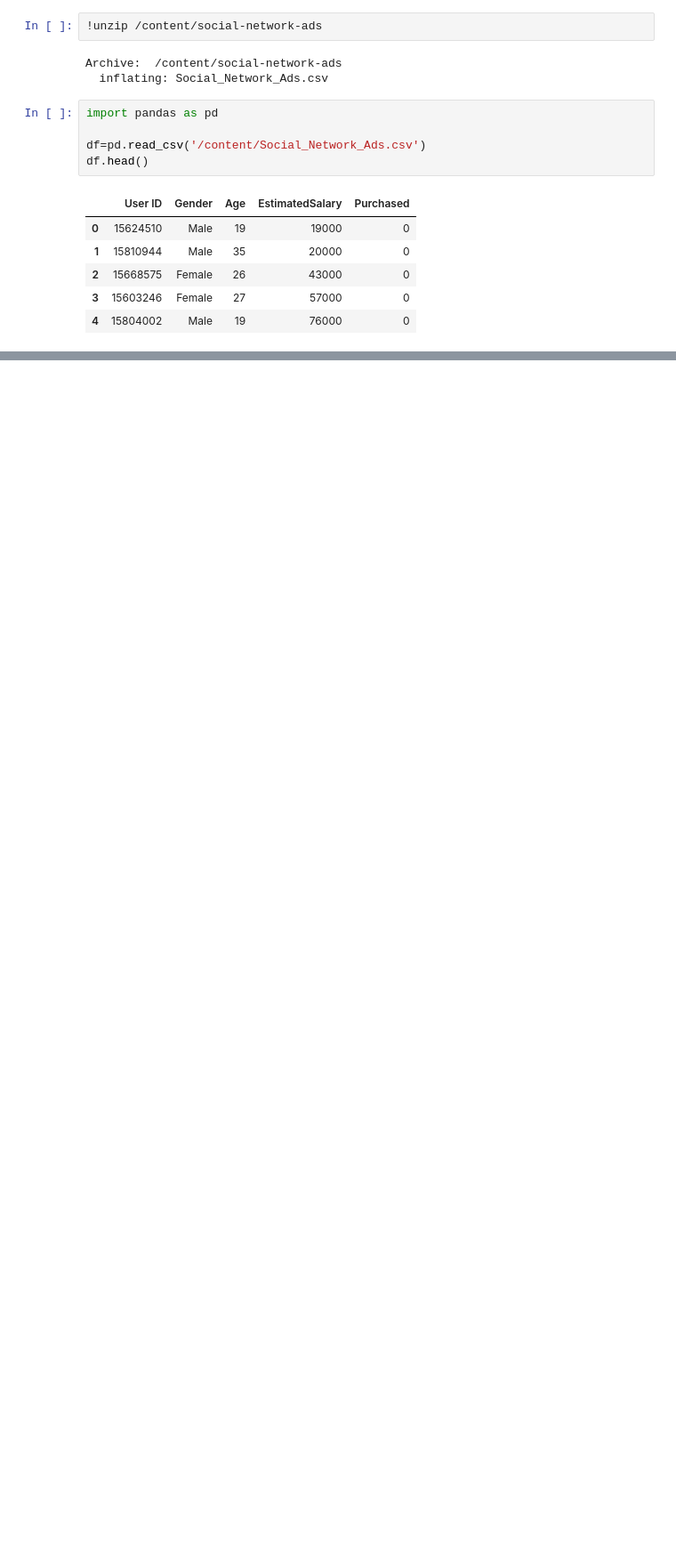
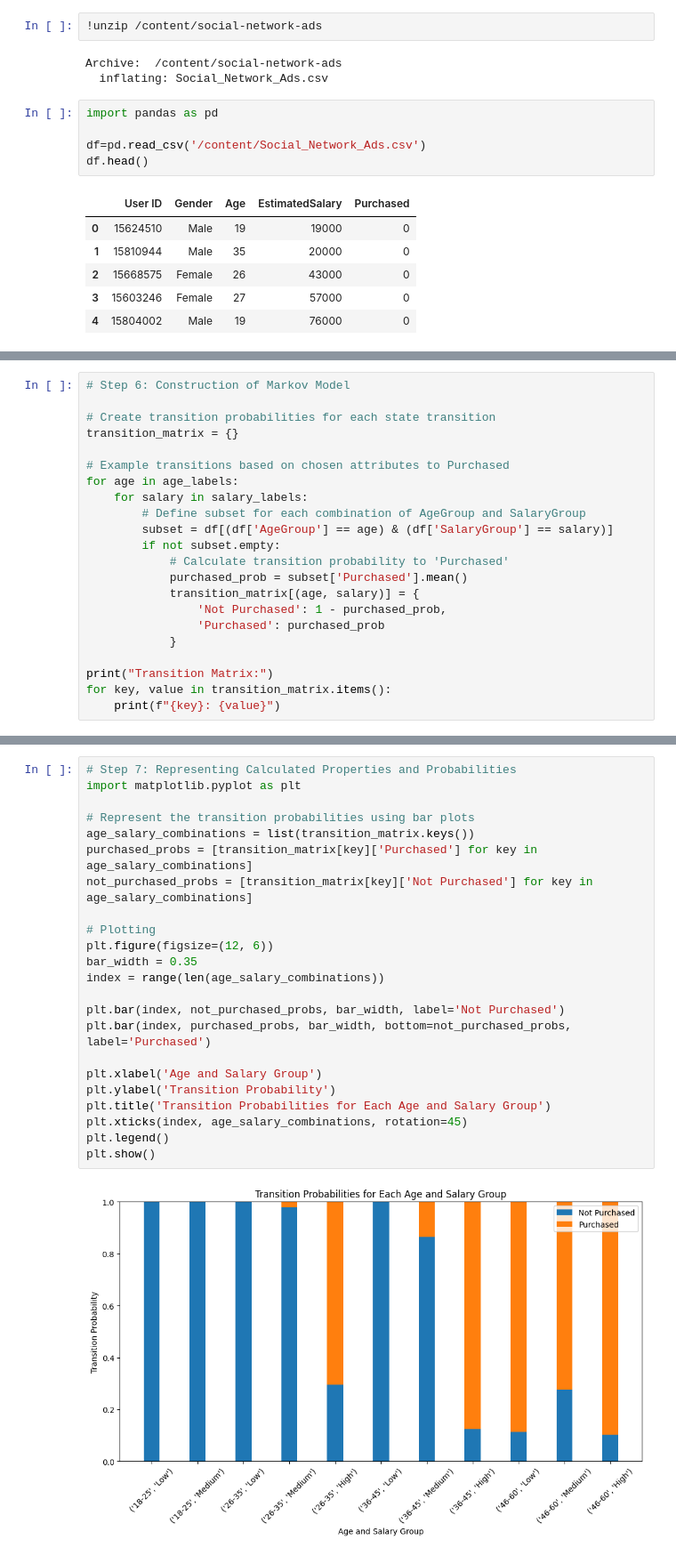
Before and after one commit to BasselKhalid/AI-Project, a Jupyter notebook: AI_Project_1.ipynb, the cells around one changed output, grey strips where cells are left out. Shown: that part at 89% size. Drawn from its saved outputs; the diff is of its cells as text; blank space fills up the shorter version.

```diff
--- a/AI_Project_1.ipynb
+++ b/AI_Project_1.ipynb
@@ -43,0 +186,22 @@ df.head()
+# %%
+# Step 6: Construction of Markov Model
+
+# Create transition probabilities for each state transition
+transition_matrix = {}
+
+# Example transitions based on chosen attributes to Purchased
+for age in age_labels:
+    for salary in salary_labels:
+        # Define subset for each combination of AgeGroup and SalaryGroup
+        subset = df[(df['AgeGroup'] == age) & (df['SalaryGroup'] == salary)]
+        if not subset.empty:
+            # Calculate transition probability to 'Purchased'
+            purchased_prob = subset['Purchased'].mean()
+            transition_matrix[(age, salary)] = {
+                'Not Purchased': 1 - purchased_prob,
+                'Purchased': purchased_prob
+            }
+
+print("Transition Matrix:")
+for key, value in transition_matrix.items():
+    print(f"{key}: {value}")
@@ -43,0 +225,25 @@ df.head()
+# %%
+# Step 7: Representing Calculated Properties and Probabilities
+import matplotlib.pyplot as plt
+
+# Represent the transition probabilities using bar plots
+age_salary_combinations = list(transition_matrix.keys())
+purchased_probs = [transition_matrix[key]['Purchased'] for key in age_salary_combinations]
+not_purchased_probs = [transition_matrix[key]['Not Purchased'] for key in age_salary_combinations]
+
+# Plotting
+plt.figure(figsize=(12, 6))
+bar_width = 0.35
+index = range(len(age_salary_combinations))
+
+plt.bar(index, not_purchased_probs, bar_width, label='Not Purchased')
+plt.bar(index, purchased_probs, bar_width, bottom=not_purchased_probs, label='Purchased')
+
+plt.xlabel('Age and Salary Group')
+plt.ylabel('Transition Probability')
+plt.title('Transition Probabilities for Each Age and Salary Group')
+plt.xticks(index, age_salary_combinations, rotation=45)
+plt.legend()
+plt.show()
+# %% [output]
+[figure, added]
```
Also changed, not shown: parts of 14 cells of this notebook.
